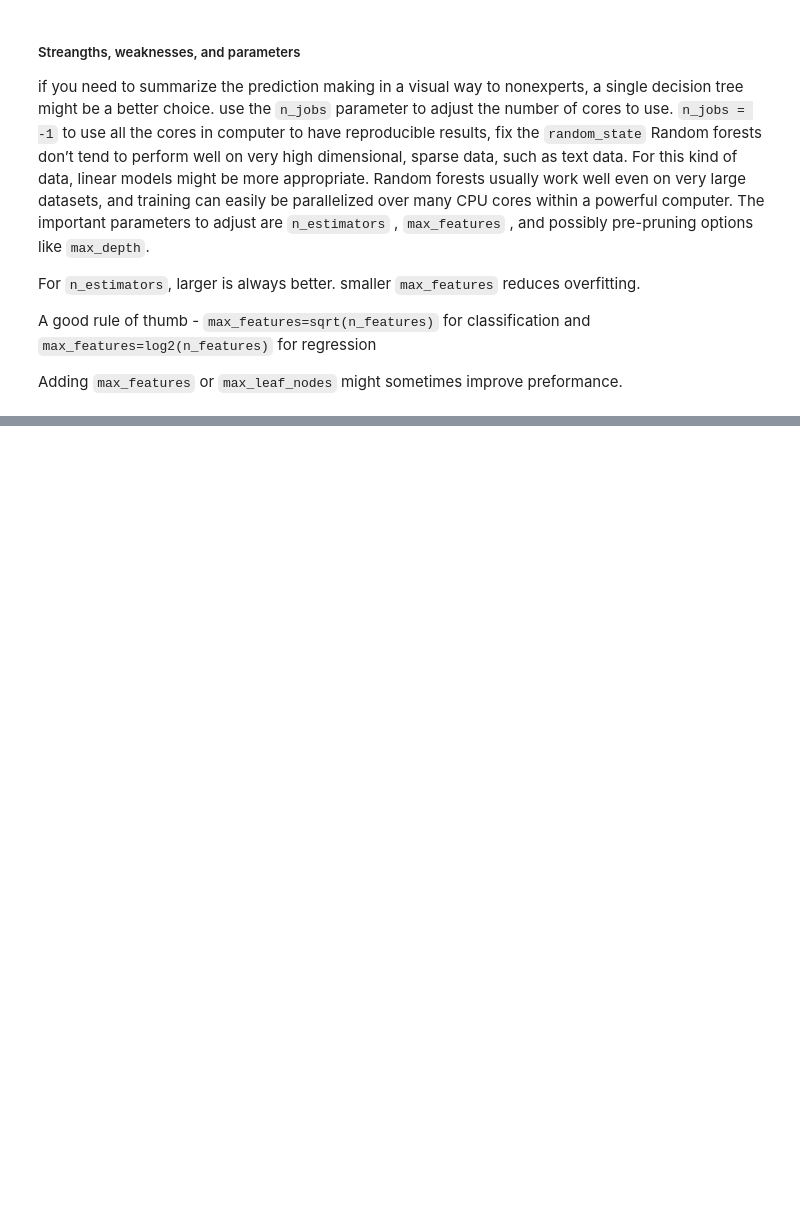
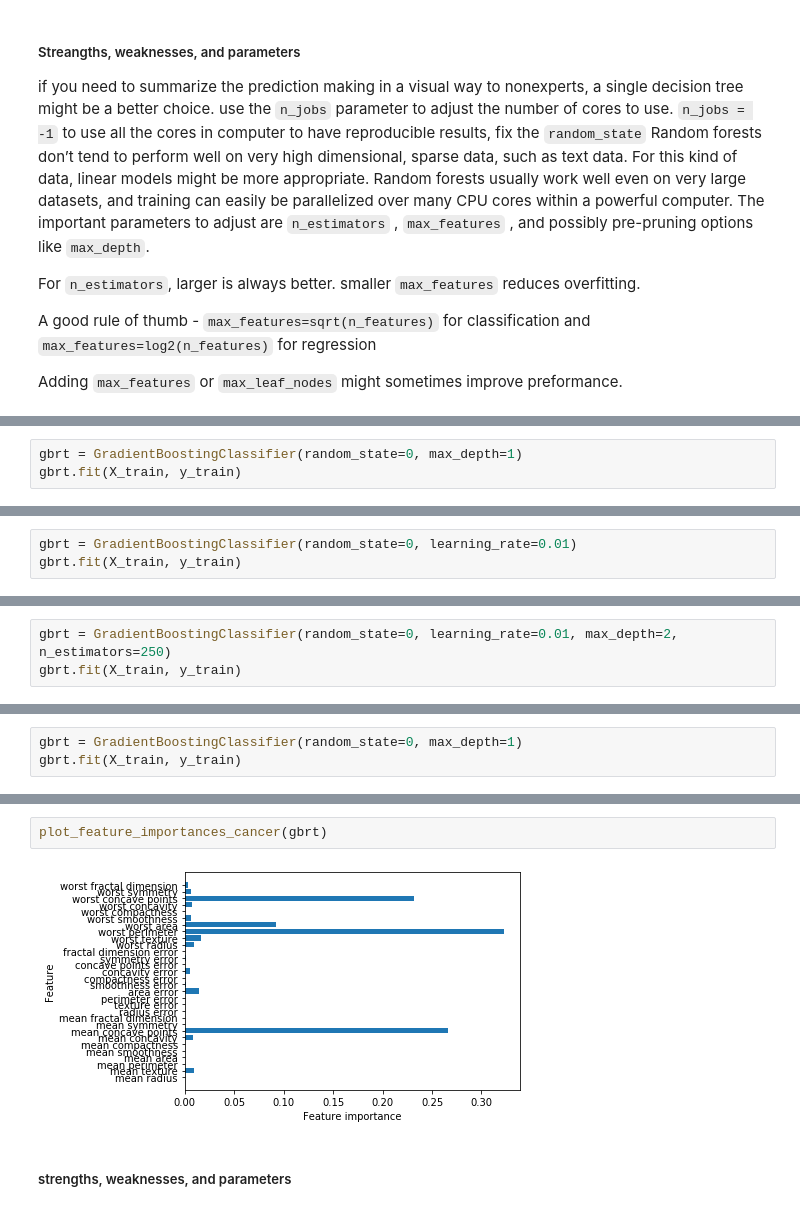
Before and after one commit to volynvlad/jup-notebook, a Jupyter notebook: intro/Chapter 2. Supervised Learning.ipynb, the cells around one changed output, grey strips where cells are left out. Drawn from its saved outputs; the diff is of its cells as text; blank space fills up the shorter version.

```diff
--- a/intro/Chapter 2. Supervised Learning.ipynb
+++ b/intro/Chapter 2. Supervised Learning.ipynb
@@ -920,0 +957,3 @@
+# %%
+gbrt = GradientBoostingClassifier(random_state=0, max_depth=1)
+gbrt.fit(X_train, y_train)
@@ -920,0 +977,3 @@
+# %%
+gbrt = GradientBoostingClassifier(random_state=0, learning_rate=0.01)
+gbrt.fit(X_train, y_train)
@@ -920,0 +997,3 @@
+# %%
+gbrt = GradientBoostingClassifier(random_state=0, learning_rate=0.01, max_depth=2, n_estimators=250)
+gbrt.fit(X_train, y_train)
@@ -920,0 +1017,3 @@
+# %%
+gbrt = GradientBoostingClassifier(random_state=0, max_depth=1)
+gbrt.fit(X_train, y_train)
@@ -920,0 +1031,6 @@
+# %%
+plot_feature_importances_cancer(gbrt)
+# %% [output]
+[figure, added]
+# %% [markdown]
+##### strengths, weaknesses, and parameters
```
Also changed, not shown: parts of 66 cells of this notebook, 18 other files.
